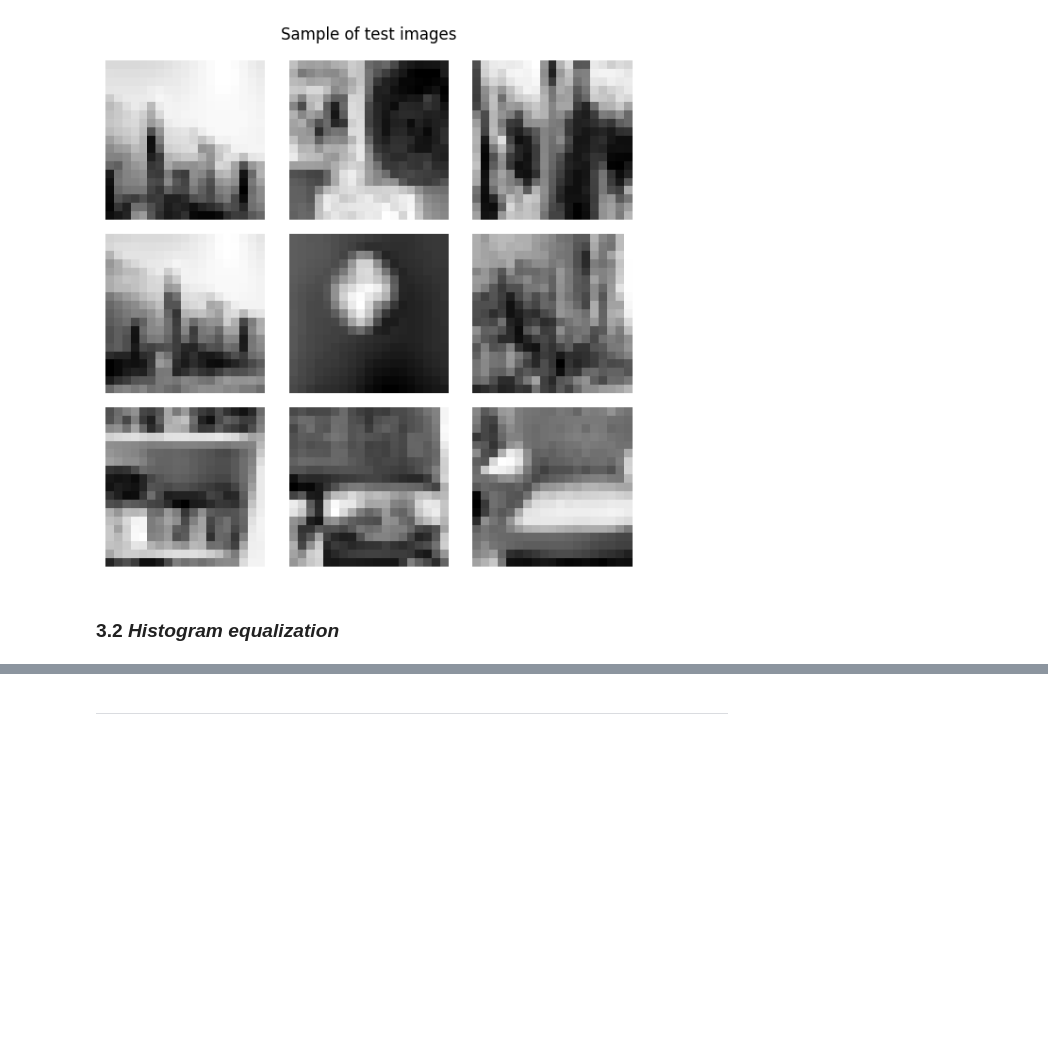
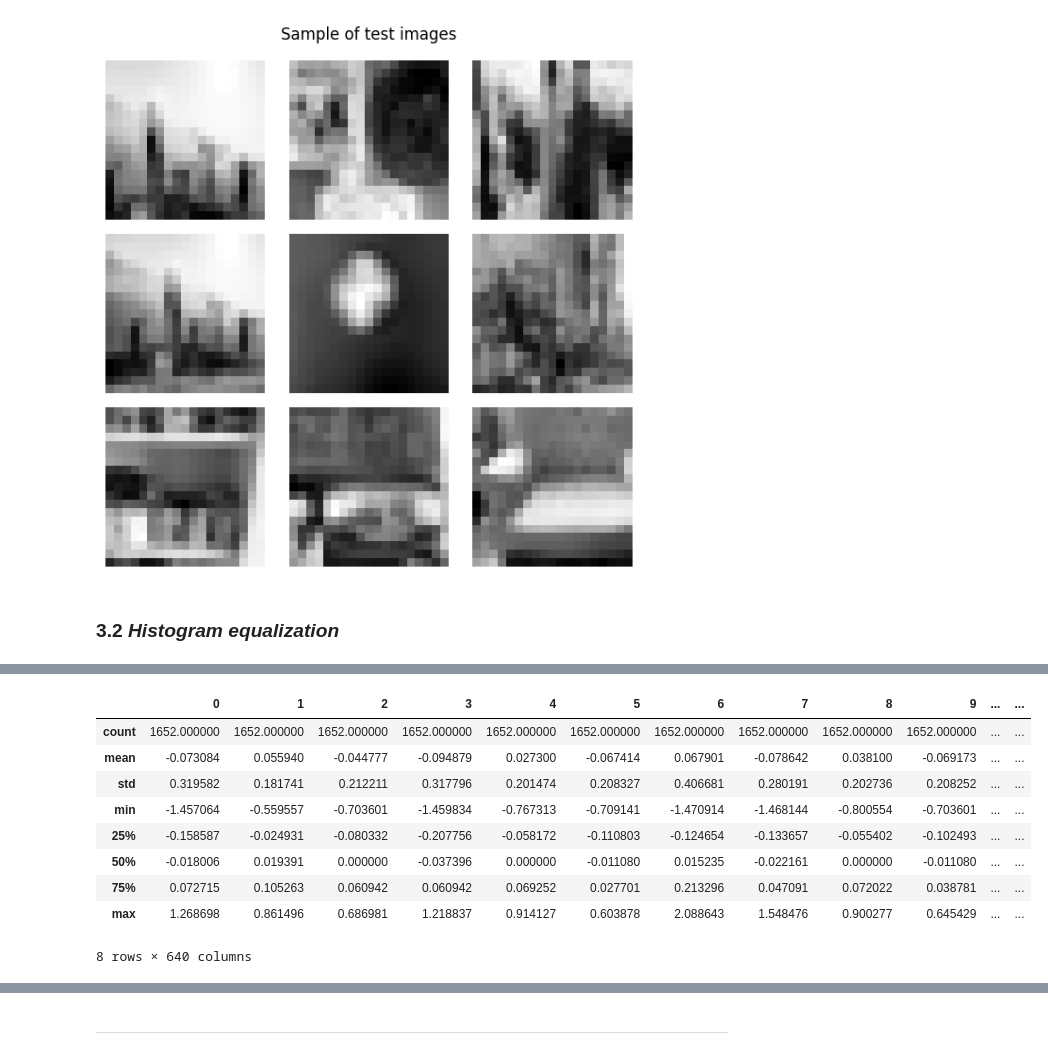
Before and after one commit to sebassu/machine-learning-para-IA, a Jupyter notebook: obligatorio/obligatorio.ipynb, the cells around one changed output, grey strips where cells are left out. Drawn from its saved outputs; the diff is of its cells as text; code cells hidden in the pictures; blank space fills up the shorter version.

```diff
--- a/obligatorio/obligatorio.ipynb
+++ b/obligatorio/obligatorio.ipynb
@@ -406,0 +417,13 @@ print(f'Shape X_test: {X_test.shape}')
+# %%
+feature_dataframe.describe()
+# %% [output]
+|  | 0 | 1 | 2 | 3 | 4 | 5 | 6 | 7 | 8 | 9 | ... | ... |
+| count | 1652.000000 | 1652.000000 | 1652.000000 | 1652.000000 | 1652.000000 | 1652.000000 | 1652.000000 | 1652.000000 | 1652.000000 | 1652.000000 | ... | ... |
+| mean | -0.073084 | 0.055940 | -0.044777 | -0.094879 | 0.027300 | -0.067414 | 0.067901 | -0.078642 | 0.038100 | -0.069173 | ... | ... |
+| std | 0.319582 | 0.181741 | 0.212211 | 0.317796 | 0.201474 | 0.208327 | 0.406681 | 0.280191 | 0.202736 | 0.208252 | ... | ... |
+| min | -1.457064 | -0.559557 | -0.703601 | -1.459834 | -0.767313 | -0.709141 | -1.470914 | -1.468144 | -0.800554 | -0.703601 | ... | ... |
+| 25% | -0.158587 | -0.024931 | -0.080332 | -0.207756 | -0.058172 | -0.110803 | -0.124654 | -0.133657 | -0.055402 | -0.102493 | ... | ... |
+| 50% | -0.018006 | 0.019391 | 0.000000 | -0.037396 | 0.000000 | -0.011080 | 0.015235 | -0.022161 | 0.000000 | -0.011080 | ... | ... |
+| 75% | 0.072715 | 0.105263 | 0.060942 | 0.060942 | 0.069252 | 0.027701 | 0.213296 | 0.047091 | 0.072022 | 0.038781 | ... | ... |
+| max | 1.268698 | 0.861496 | 0.686981 | 1.218837 | 0.914127 | 0.603878 | 2.088643 | 1.548476 | 0.900277 | 0.645429 | ... | ... |
+8 rows × 640 columns
```
Also changed, not shown: parts of 17 cells of this notebook.
